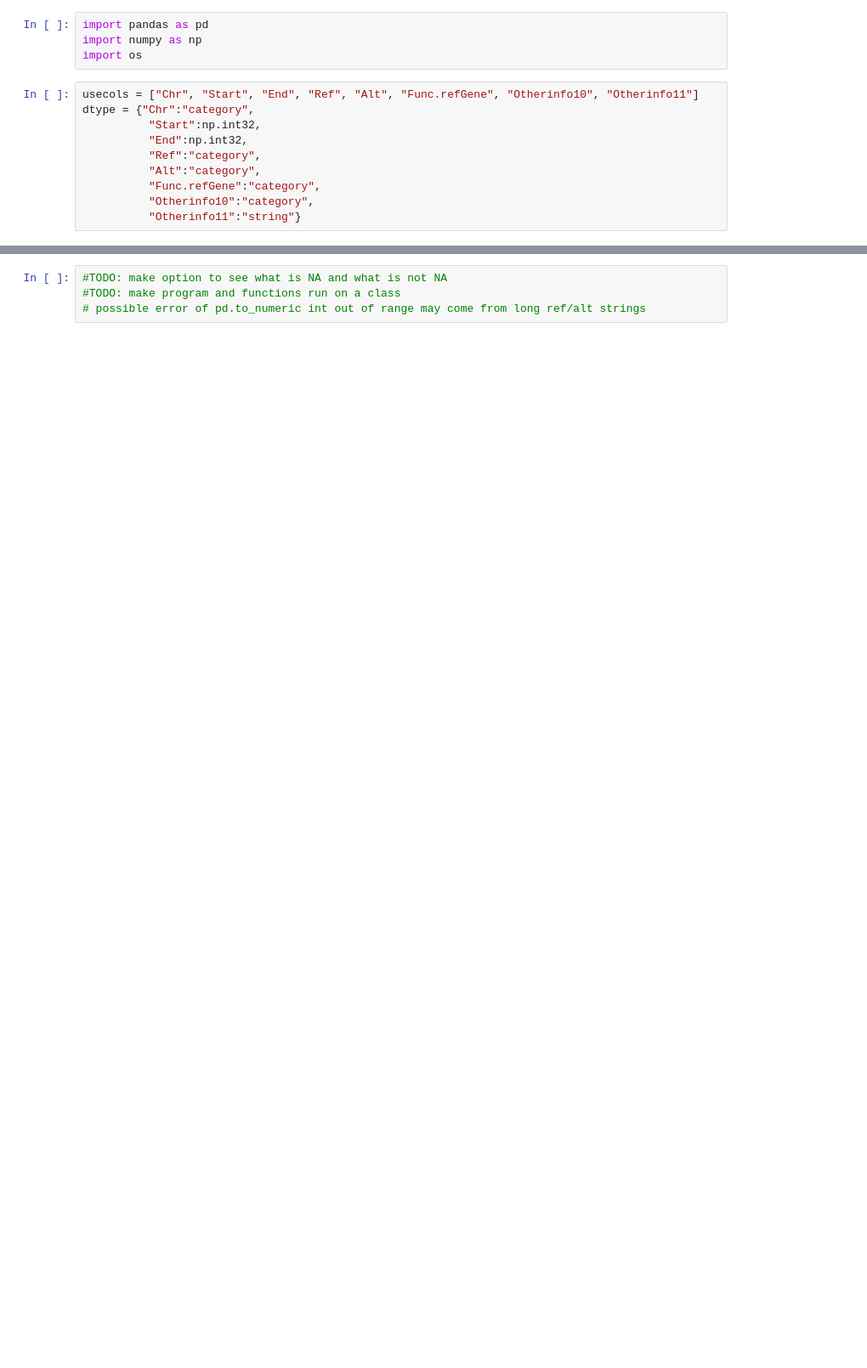
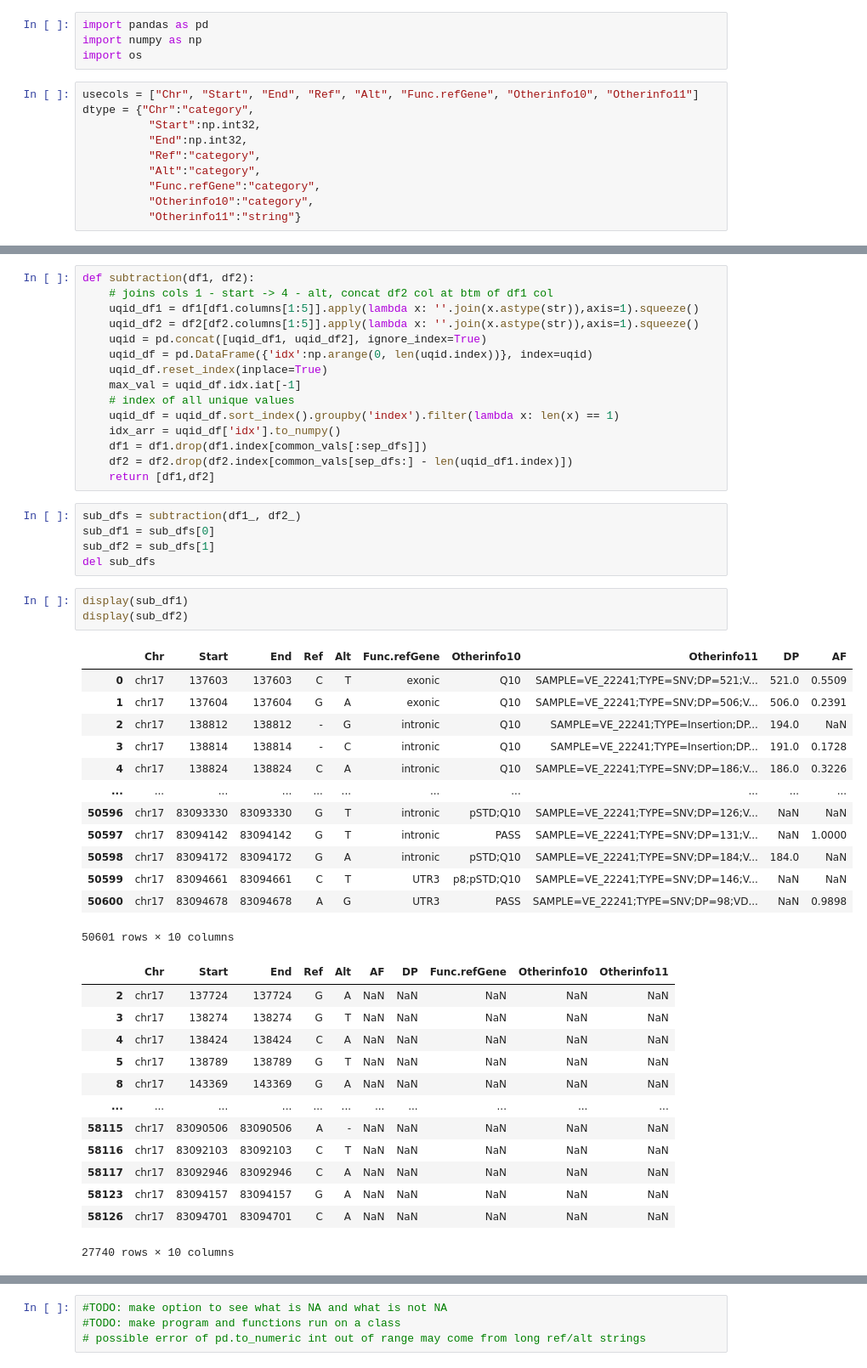
Before and after one commit to SeebinJwad/next-gen-annotation, a Jupyter notebook: main.ipynb, the cells around one changed output, grey strips where cells are left out. Shown at 85% size. Drawn from its saved outputs; the diff is of its cells as text; blank space fills up the shorter version.

```diff
--- a/main.ipynb
+++ b/main.ipynb
@@ -103,0 +74,50 @@ display(sub_df1[:60])
+# %%
+def subtraction(df1, df2):
+    # joins cols 1 - start -> 4 - alt, concat df2 col at btm of df1 col
+    uqid_df1 = df1[df1.columns[1:5]].apply(lambda x: ''.join(x.astype(str)),axis=1).squeeze()
+    uqid_df2 = df2[df2.columns[1:5]].apply(lambda x: ''.join(x.astype(str)),axis=1).squeeze()
+    uqid = pd.concat([uqid_df1, uqid_df2], ignore_index=True)
+    uqid_df = pd.DataFrame({'idx':np.arange(0, len(uqid.index))}, index=uqid)
+    uqid_df.reset_index(inplace=True)
+    max_val = uqid_df.idx.iat[-1]
+    # index of all unique values
+    uqid_df = uqid_df.sort_index().groupby('index').filter(lambda x: len(x) == 1)
+    idx_arr = uqid_df['idx'].to_numpy()
+    df1 = df1.drop(df1.index[common_vals[:sep_dfs]])
+    df2 = df2.drop(df2.index[common_vals[sep_dfs:] - len(uqid_df1.index)])
+    return [df1,df2]
+# %%
+sub_dfs = subtraction(df1_, df2_)
+sub_df1 = sub_dfs[0]
+sub_df2 = sub_dfs[1]
+del sub_dfs
+# %%
+display(sub_df1)
+display(sub_df2)
+# %% [output]
+|  | Chr | Start | End | Ref | Alt | Func.refGene | Otherinfo10 | Otherinfo11 | DP | AF |
+| 0 | chr17 | 137603 | 137603 | C | T | exonic | Q10 | SAMPLE=VE_22241;TYPE=SNV;DP=521;V... | 521.0 | 0.5509 |
+| 1 | chr17 | 137604 | 137604 | G | A | exonic | Q10 | SAMPLE=VE_22241;TYPE=SNV;DP=506;V... | 506.0 | 0.2391 |
+| 2 | chr17 | 138812 | 138812 | - | G | intronic | Q10 | SAMPLE=VE_22241;TYPE=Insertion;DP... | 194.0 | NaN |
+| 3 | chr17 | 138814 | 138814 | - | C | intronic | Q10 | SAMPLE=VE_22241;TYPE=Insertion;DP... | 191.0 | 0.1728 |
+| 4 | chr17 | 138824 | 138824 | C | A | intronic | Q10 | SAMPLE=VE_22241;TYPE=SNV;DP=186;V... | 186.0 | 0.3226 |
+| ... | ... | ... | ... | ... | ... | ... | ... | ... | ... | ... |
+| 50596 | chr17 | 83093330 | 83093330 | G | T | intronic | pSTD;Q10 | SAMPLE=VE_22241;TYPE=SNV;DP=126;V... | NaN | NaN |
+| 50597 | chr17 | 83094142 | 83094142 | G | T | intronic | PASS | SAMPLE=VE_22241;TYPE=SNV;DP=131;V... | NaN | 1.0000 |
+| 50598 | chr17 | 83094172 | 83094172 | G | A | intronic | pSTD;Q10 | SAMPLE=VE_22241;TYPE=SNV;DP=184;V... | 184.0 | NaN |
+| 50599 | chr17 | 83094661 | 83094661 | C | T | UTR3 | p8;pSTD;Q10 | SAMPLE=VE_22241;TYPE=SNV;DP=146;V... | NaN | NaN |
+| 50600 | chr17 | 83094678 | 83094678 | A | G | UTR3 | PASS | SAMPLE=VE_22241;TYPE=SNV;DP=98;VD... | NaN | 0.9898 |
+50601 rows × 10 columns
+|  | Chr | Start | End | Ref | Alt | AF | DP | Func.refGene | Otherinfo10 | Otherinfo11 |
+| 2 | chr17 | 137724 | 137724 | G | A | NaN | NaN | NaN | NaN | NaN |
+| 3 | chr17 | 138274 | 138274 | G | T | NaN | NaN | NaN | NaN | NaN |
+| 4 | chr17 | 138424 | 138424 | C | A | NaN | NaN | NaN | NaN | NaN |
+| 5 | chr17 | 138789 | 138789 | G | T | NaN | NaN | NaN | NaN | NaN |
+| 8 | chr17 | 143369 | 143369 | G | A | NaN | NaN | NaN | NaN | NaN |
+| ... | ... | ... | ... | ... | ... | ... | ... | ... | ... | ... |
+| 58115 | chr17 | 83090506 | 83090506 | A | - | NaN | NaN | NaN | NaN | NaN |
+| 58116 | chr17 | 83092103 | 83092103 | C | T | NaN | NaN | NaN | NaN | NaN |
+| 58117 | chr17 | 83092946 | 83092946 | C | A | NaN | NaN | NaN | NaN | NaN |
+| 58123 | chr17 | 83094157 | 83094157 | G | A | NaN | NaN | NaN | NaN | NaN |
+| 58126 | chr17 | 83094701 | 83094701 | C | A | NaN | NaN | NaN | NaN | NaN |
+27740 rows × 10 columns
```
Also changed, not shown: parts of 12 cells of this notebook.
